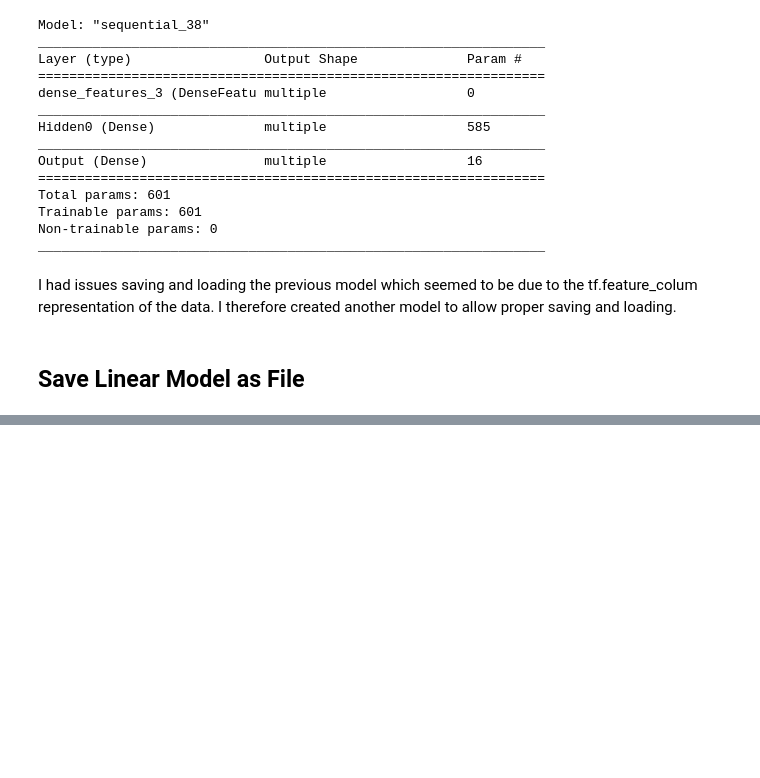
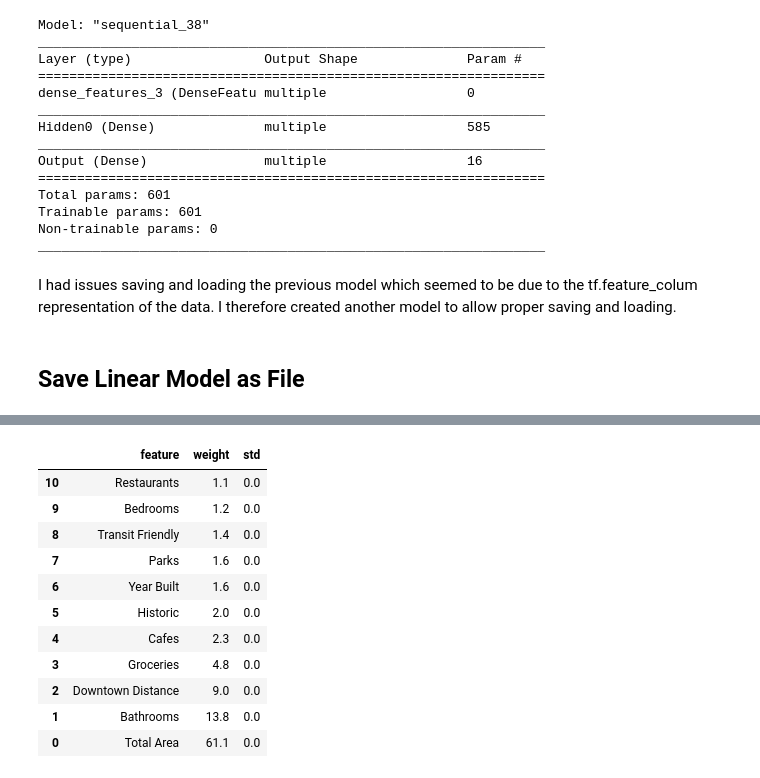
Before and after one commit to Jahnic/Portfolio, a Jupyter notebook: RealEstate/tf_gcolab.ipynb, the cells around one changed output, grey strips where cells are left out. Saved outputs shown, nothing was run; the diff lists cells and outputs as text; code cells hidden in the pictures; blank space fills up the shorter version.

```diff
--- a/RealEstate/tf_gcolab.ipynb
+++ b/RealEstate/tf_gcolab.ipynb
@@ -708,0 +759,22 @@ array([[-0.14639415]], dtype=float32)
+# %%
+top_11 = weights[: 11]
+top_11.weight = 100 * top_11.weight / top_11.weight.sum()
+top_11.sort_values(by='weight', ascending=True, inplace=True)
+top_11.feature = ['Restaurants', 'Bedrooms', 'Transit Friendly', 'Parks',
+                'Year Built', 'Historic', 'Cafes', 'Groceries', 'Downtown Distance',
+                'Bathrooms', 'Total Area']
+top_11.to_csv('web-app/data/top_11_features.csv')
+top_11
+# %% [output]
+|  | feature | weight | std |
+| 10 | Restaurants | 1.1 | 0.0 |
+| 9 | Bedrooms | 1.2 | 0.0 |
+| 8 | Transit Friendly | 1.4 | 0.0 |
+| 7 | Parks | 1.6 | 0.0 |
+| 6 | Year Built | 1.6 | 0.0 |
+| 5 | Historic | 2.0 | 0.0 |
+| 4 | Cafes | 2.3 | 0.0 |
+| 3 | Groceries | 4.8 | 0.0 |
+| 2 | Downtown Distance | 9.0 | 0.0 |
+| 1 | Bathrooms | 13.8 | 0.0 |
+| 0 | Total Area | 61.1 | 0.0 |
```
Also changed, not shown: parts of 23 cells of this notebook, 15 other files.
